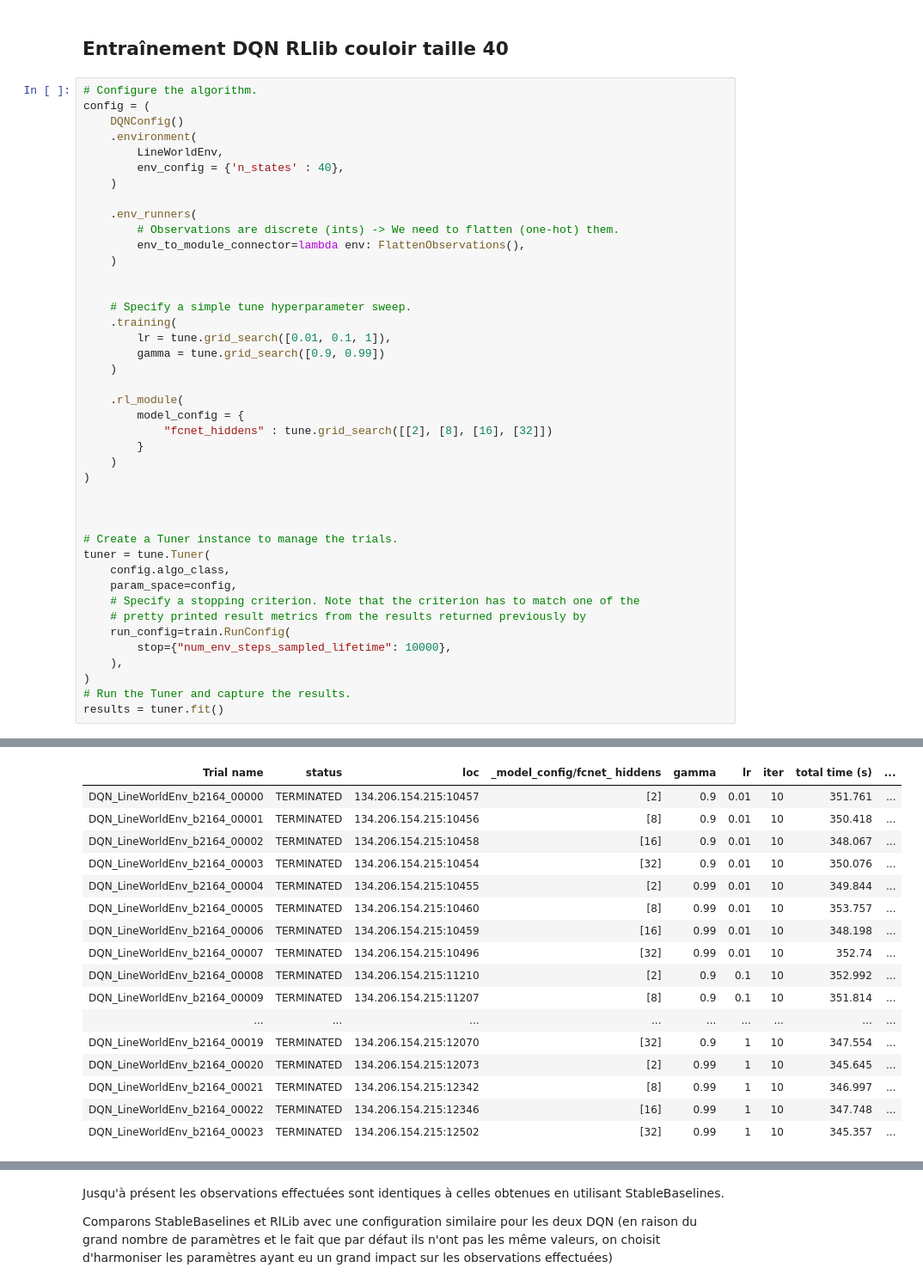
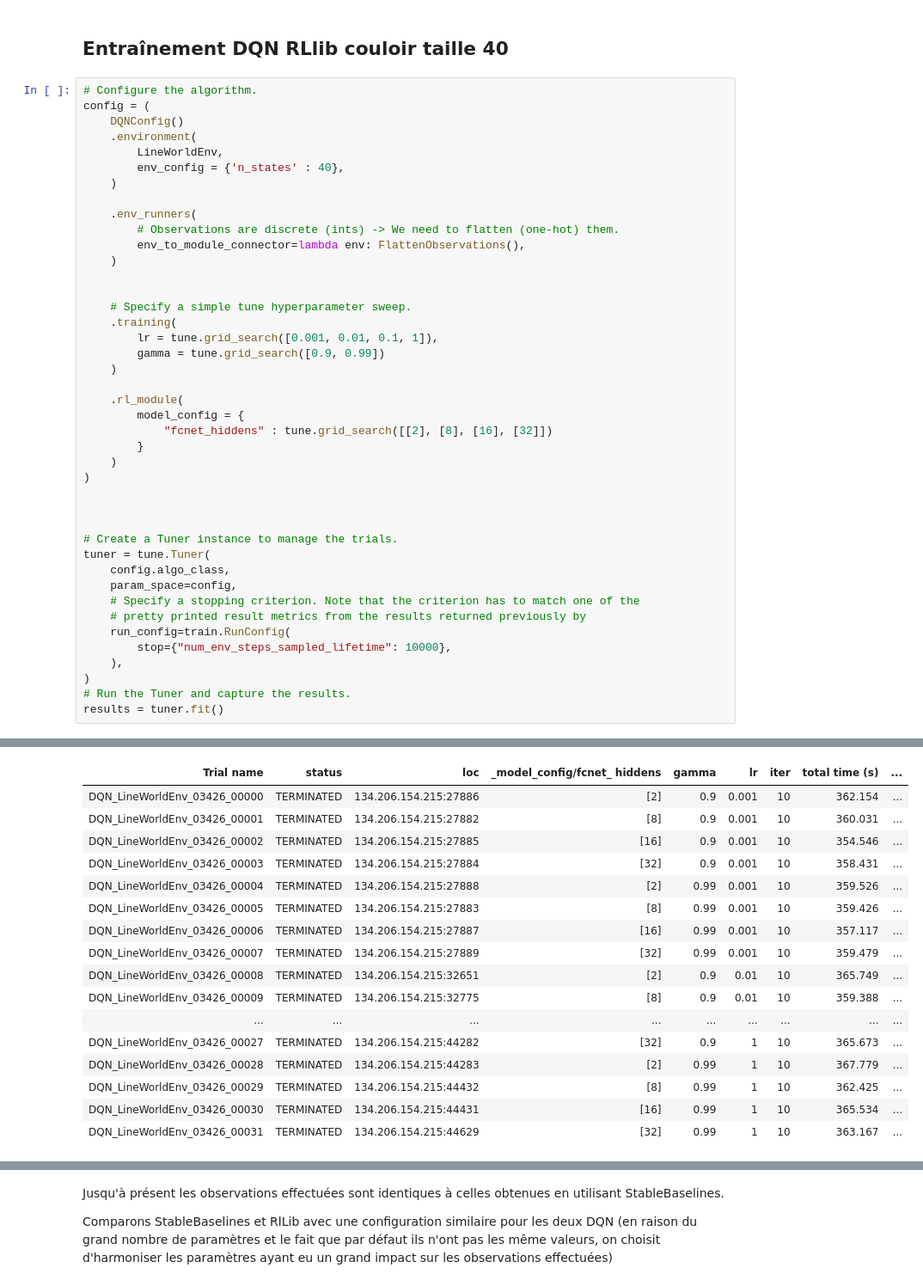
Before and after one commit to Enzo-Claeyssen/jeux_iteres_part1, a Jupyter notebook: couloir_part2.ipynb, the cells around one changed output, grey strips where cells are left out. Shown at 86% size. Cells and saved outputs as stored; diff of their text form.

```diff
--- a/couloir_part2.ipynb
+++ b/couloir_part2.ipynb
@@ -178,7 +178,7 @@ config = (
 
     # Specify a simple tune hyperparameter sweep.
     .training(
-        lr = tune.grid_search([0.01, 0.1, 1]),
+        lr = tune.grid_search([0.001, 0.01, 0.1, 1]),
         gamma = tune.grid_search([0.9, 0.99])
     )
 
@@ -211,21 +211,21 @@ Tune Status
 System Info
 Using FIFO scheduling algorithm.
 Logical resource usage: 1.0/8 CPUs, 0/0 GPUs
 Trial Status
 | Trial name | status | loc | _model_config/fcnet_ hiddens | gamma | lr | iter | total time (s) | ... |
-| DQN_LineWorldEnv_b2164_00000 | TERMINATED | 134.206.154.215:10457 | [2] | 0.9 | 0.01 | 10 | 351.761 | ... |
-| DQN_LineWorldEnv_b2164_00001 | TERMINATED | 134.206.154.215:10456 | [8] | 0.9 | 0.01 | 10 | 350.418 | ... |
-| DQN_LineWorldEnv_b2164_00002 | TERMINATED | 134.206.154.215:10458 | [16] | 0.9 | 0.01 | 10 | 348.067 | ... |
-| DQN_LineWorldEnv_b2164_00003 | TERMINATED | 134.206.154.215:10454 | [32] | 0.9 | 0.01 | 10 | 350.076 | ... |
-| DQN_LineWorldEnv_b2164_00004 | TERMINATED | 134.206.154.215:10455 | [2] | 0.99 | 0.01 | 10 | 349.844 | ... |
-| DQN_LineWorldEnv_b2164_00005 | TERMINATED | 134.206.154.215:10460 | [8] | 0.99 | 0.01 | 10 | 353.757 | ... |
-| DQN_LineWorldEnv_b2164_00006 | TERMINATED | 134.206.154.215:10459 | [16] | 0.99 | 0.01 | 10 | 348.198 | ... |
-| DQN_LineWorldEnv_b2164_00007 | TERMINATED | 134.206.154.215:10496 | [32] | 0.99 | 0.01 | 10 | 352.74 | ... |
-| DQN_LineWorldEnv_b2164_00008 | TERMINATED | 134.206.154.215:11210 | [2] | 0.9 | 0.1 | 10 | 352.992 | ... |
-| DQN_LineWorldEnv_b2164_00009 | TERMINATED | 134.206.154.215:11207 | [8] | 0.9 | 0.1 | 10 | 351.814 | ... |
+| DQN_LineWorldEnv_03426_00000 | TERMINATED | 134.206.154.215:27886 | [2] | 0.9 | 0.001 | 10 | 362.154 | ... |
+| DQN_LineWorldEnv_03426_00001 | TERMINATED | 134.206.154.215:27882 | [8] | 0.9 | 0.001 | 10 | 360.031 | ... |
+| DQN_LineWorldEnv_03426_00002 | TERMINATED | 134.206.154.215:27885 | [16] | 0.9 | 0.001 | 10 | 354.546 | ... |
+| DQN_LineWorldEnv_03426_00003 | TERMINATED | 134.206.154.215:27884 | [32] | 0.9 | 0.001 | 10 | 358.431 | ... |
+| DQN_LineWorldEnv_03426_00004 | TERMINATED | 134.206.154.215:27888 | [2] | 0.99 | 0.001 | 10 | 359.526 | ... |
+| DQN_LineWorldEnv_03426_00005 | TERMINATED | 134.206.154.215:27883 | [8] | 0.99 | 0.001 | 10 | 359.426 | ... |
+| DQN_LineWorldEnv_03426_00006 | TERMINATED | 134.206.154.215:27887 | [16] | 0.99 | 0.001 | 10 | 357.117 | ... |
+| DQN_LineWorldEnv_03426_00007 | TERMINATED | 134.206.154.215:27889 | [32] | 0.99 | 0.001 | 10 | 359.479 | ... |
+| DQN_LineWorldEnv_03426_00008 | TERMINATED | 134.206.154.215:32651 | [2] | 0.9 | 0.01 | 10 | 365.749 | ... |
+| DQN_LineWorldEnv_03426_00009 | TERMINATED | 134.206.154.215:32775 | [8] | 0.9 | 0.01 | 10 | 359.388 | ... |
 | ... | ... | ... | ... | ... | ... | ... | ... | ... |
-| DQN_LineWorldEnv_b2164_00019 | TERMINATED | 134.206.154.215:12070 | [32] | 0.9 | 1 | 10 | 347.554 | ... |
-| DQN_LineWorldEnv_b2164_00020 | TERMINATED | 134.206.154.215:12073 | [2] | 0.99 | 1 | 10 | 345.645 | ... |
-| DQN_LineWorldEnv_b2164_00021 | TERMINATED | 134.206.154.215:12342 | [8] | 0.99 | 1 | 10 | 346.997 | ... |
-| DQN_LineWorldEnv_b2164_00022 | TERMINATED | 134.206.154.215:12346 | [16] | 0.99 | 1 | 10 | 347.748 | ... |
-| DQN_LineWorldEnv_b2164_00023 | TERMINATED | 134.206.154.215:12502 | [32] | 0.99 | 1 | 10 | 345.357 | ... |
+| DQN_LineWorldEnv_03426_00027 | TERMINATED | 134.206.154.215:44282 | [32] | 0.9 | 1 | 10 | 365.673 | ... |
+| DQN_LineWorldEnv_03426_00028 | TERMINATED | 134.206.154.215:44283 | [2] | 0.99 | 1 | 10 | 367.779 | ... |
+| DQN_LineWorldEnv_03426_00029 | TERMINATED | 134.206.154.215:44432 | [8] | 0.99 | 1 | 10 | 362.425 | ... |
+| DQN_LineWorldEnv_03426_00030 | TERMINATED | 134.206.154.215:44431 | [16] | 0.99 | 1 | 10 | 365.534 | ... |
+| DQN_LineWorldEnv_03426_00031 | TERMINATED | 134.206.154.215:44629 | [32] | 0.99 | 1 | 10 | 363.167 | ... |
```
Also changed, not shown: parts of 4 cells of this notebook, 4 other files.
